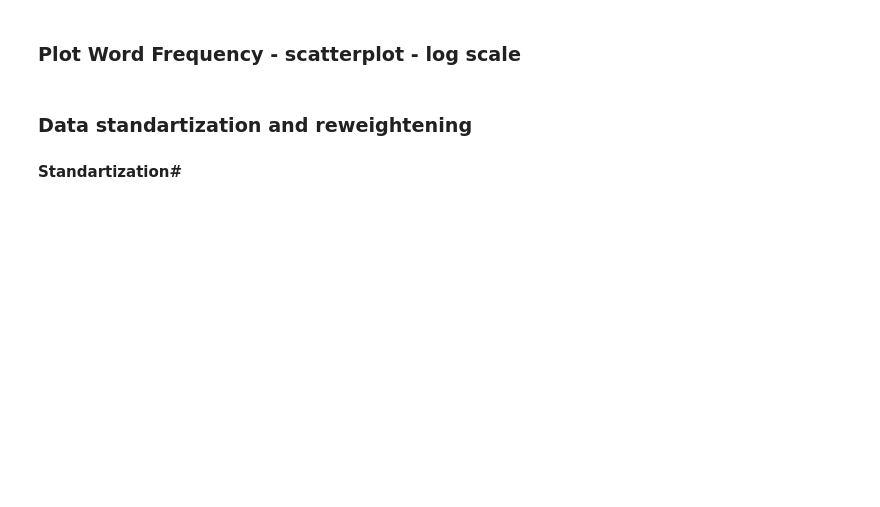
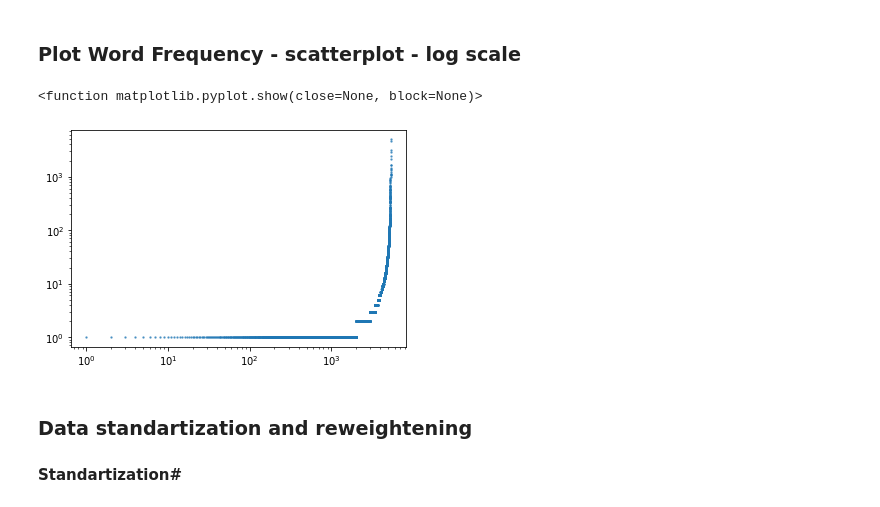
Before and after one commit to Ilan-v/IRRS_Project, a Jupyter notebook: part1/HW1 2022.ipynb, the cells around one changed output. Saved outputs shown, nothing was run; the diff lists cells and outputs as text; code cells hidden in the pictures; blank space fills up the shorter version.

```diff
--- a/part1/HW1 2022.ipynb
+++ b/part1/HW1 2022.ipynb
@@ -537,13 +560,15 @@ plt.show
 ### Plot Word Frequency - scatterplot - log scale
 # %%
  ### YOUR CODE HERE
-
-
-
-
-
+plt.scatter(word_id, frequency_values, s=2, alpha=0.6)
+plt.yscale('log')
+plt.xscale('log')
+plt.show
 
 ### END YOUR CODE
+# %% [output]
+<function matplotlib.pyplot.show(close=None, block=None)>
+[figure, added]
 # %% [markdown]
 ### Data standartization and reweightening
 
```
Also changed, not shown: parts of 14 cells of this notebook.
